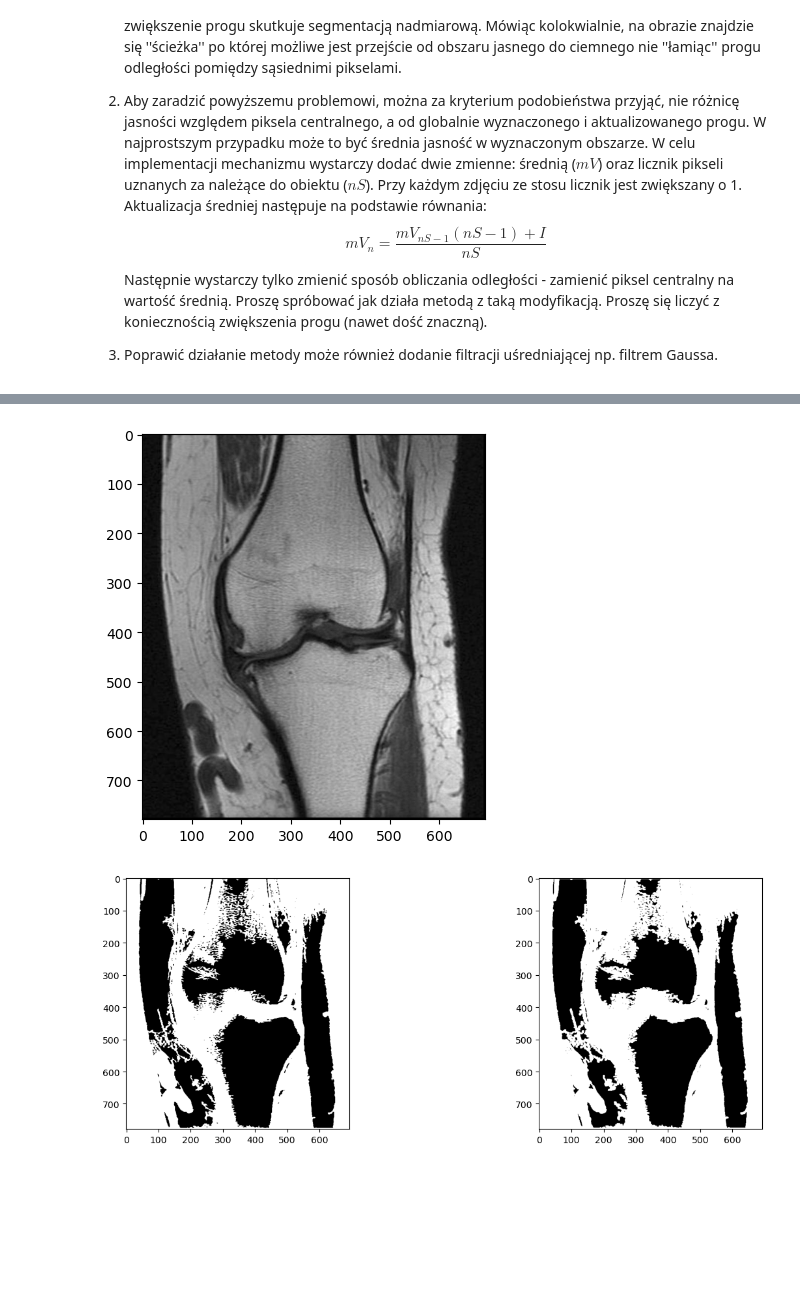
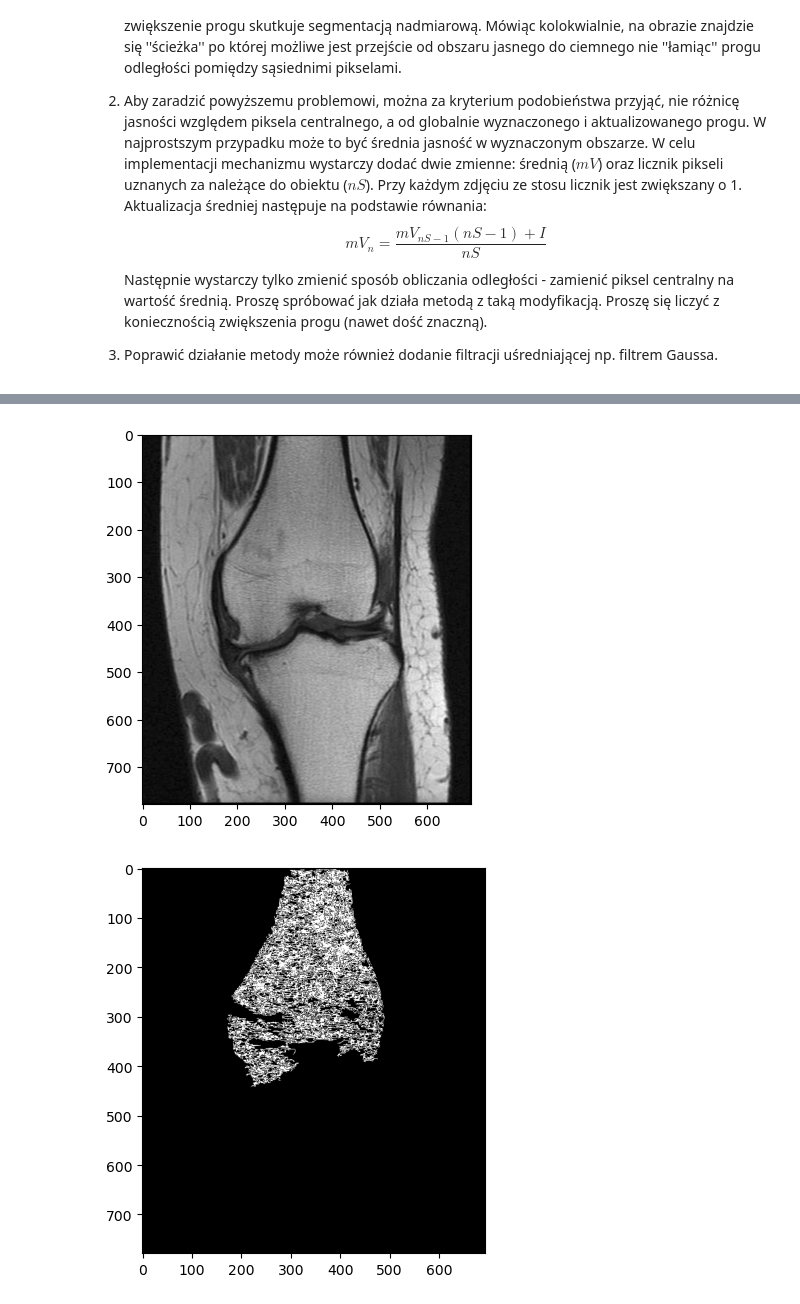
Before and after one commit to omnibus1/poc, a Jupyter notebook: lab12/12_segmentation.ipynb, the cells around one changed output, grey strips where cells are left out. Drawn from its saved outputs; the diff is of its cells as text; code cells hidden in the pictures; blank space fills up the shorter version.

```diff
--- a/lab12/12_segmentation.ipynb
+++ b/lab12/12_segmentation.ipynb
@@ -177,31 +150,42 @@ plot(segmented, visited)
-# %%
-image = cv2.imread("knee.png",cv2.IMREAD_GRAYSCALE)
-
-stack = [[290,259],]
-visited = np.zeros(image.shape)
-segmented = np.zeros(image.shape)
-plot(image)
-
-mvn=0
-stack_count = 0
-THRESHOLD = 117
-
-while(len(stack)>0):
-    x,y = stack.pop()
-    stack_count +=1
-    mvn = (mvn + stack_count-1 + image[x,y])/stack_count
-    for i in range(-1,2):
-        for j in range(-1,2):
-            try:
-                abs_diff = abs(mvn - image[x+i,y+j])
-#
-                if(abs_diff<THRESHOLD and not visited[x+i,y+j]):
-                    segmented[x+i,y+j]=255
-                    stack.append([x+i,y+j])
-                visited[x+i,y+j]=1
-            except:
-                pass
-plot(segmented, visited)
-# %% [output]
-[figure, removed]
-[figure, removed]
+# %%
+knee = cv2.imread('knee.png', cv2.IMREAD_GRAYSCALE)
+knee = knee.astype('int16')
+plt.imshow(knee, 'gray')
+plt.show()
+
+X = 290
+Y = 259
+thresh = 4
+start = [Y, X]
+
+def grow_seg(img, start, thresh):
+  #2
+    imgH, imgW = img.shape
+    visited = np.zeros((imgH, imgW))
+    segmented = np.zeros((imgH, imgW))
+
+    stack = []
+  #3
+    stack.append((start[0], start[1]))
+    visited[start[0], start[1]] = 255
+    segmented[start[0], start[1]] = 255
+  #4
+    while len(stack) > 0:
+        y, x = stack.pop()
+        if not (y > 0 and x > 0 and y < imgH - 1 and x < imgW - 1):
+            continue
+
+        for a in range(y-1, y+2):
+            for b in range(x-1, x+2):
+                dist = np.abs(img[a, b] - img[y, x])
+                if dist < thresh and not visited[a, b]:
+                    segmented[a, b] = 255
+                    stack.append((a, b))
+                visited[a, b] = 255
+
+    plot(segmented)
+
+grow_seg(knee, start, thresh)
+# %% [output]
+[figure, added]
+[figure, added]
```
Also changed, not shown: parts of 3 cells of this notebook, 4 other files.
